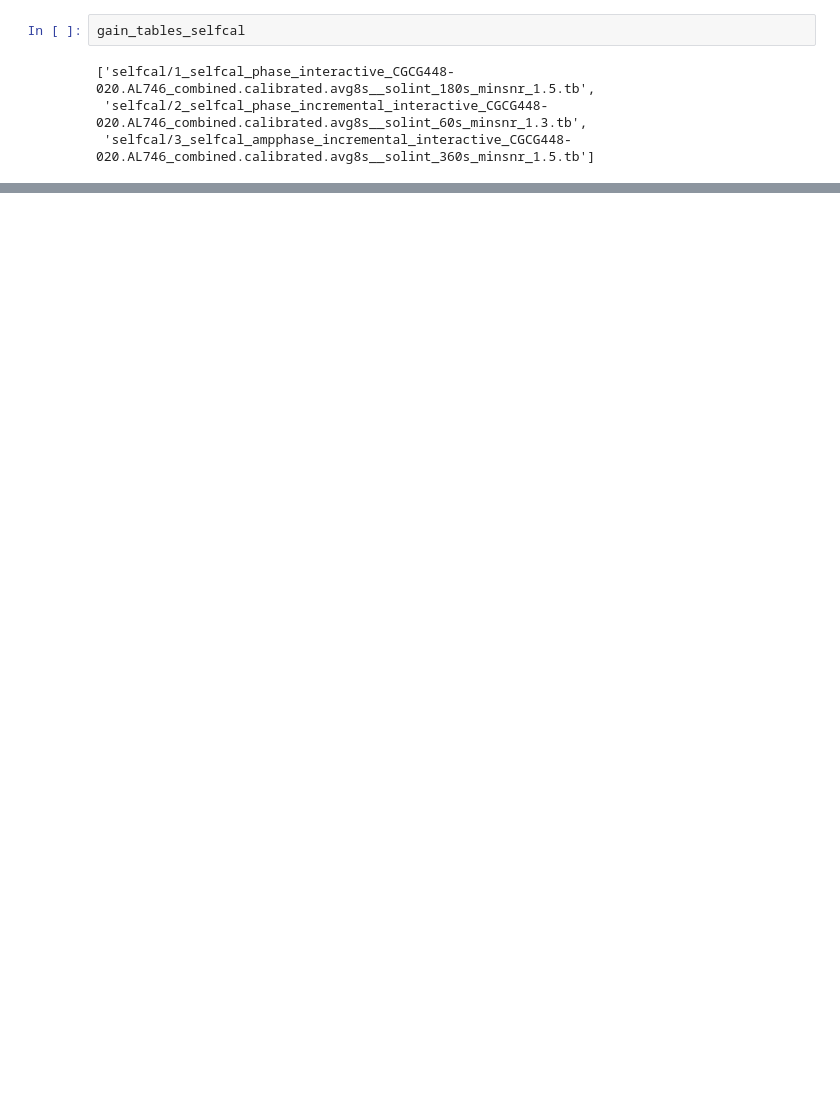
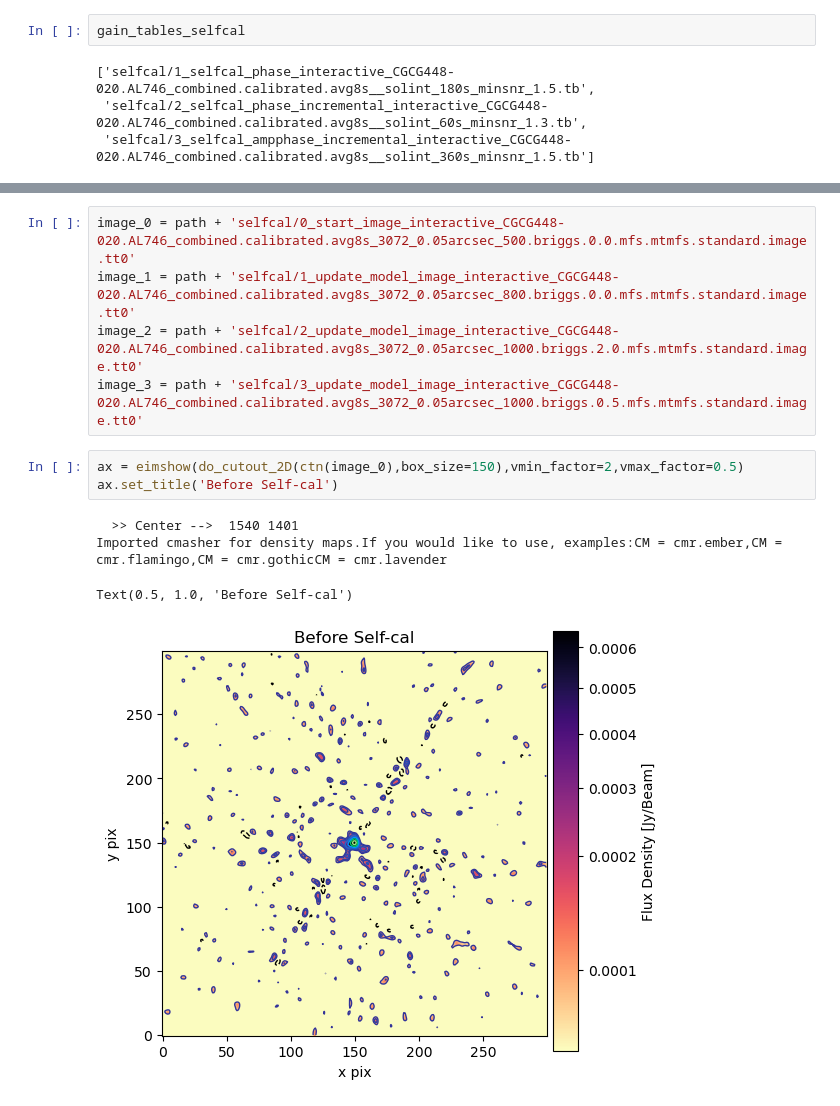
Before and after one commit to lucatelli/morphen_dev, a Jupyter notebook: selfcal/self_calibration.ipynb, the cells around one changed output, grey strips where cells are left out. Drawn from its saved outputs; the diff is of its cells as text; blank space fills up the shorter version.

Commit message:
Compare image quality after self-cal steps.

```diff
--- a/selfcal/self_calibration.ipynb
+++ b/selfcal/self_calibration.ipynb
@@ -508,0 +545,13 @@ gain_tables_selfcal
+# %%
+image_0 = path + 'selfcal/0_start_image_interactive_CGCG448-020.AL746_combined.calibrated.avg8s_3072_0.05arcsec_500.briggs.0.0.mfs.mtmfs.standard.image.tt0'
+image_1 = path + 'selfcal/1_update_model_image_interactive_CGCG448-020.AL746_combined.calibrated.avg8s_3072_0.05arcsec_800.briggs.0.0.mfs.mtmfs.standard.image.tt0'
+image_2 = path + 'selfcal/2_update_model_image_interactive_CGCG448-020.AL746_combined.calibrated.avg8s_3072_0.05arcsec_1000.briggs.2.0.mfs.mtmfs.standard.image.tt0'
+image_3 = path + 'selfcal/3_update_model_image_interactive_CGCG448-020.AL746_combined.calibrated.avg8s_3072_0.05arcsec_1000.briggs.0.5.mfs.mtmfs.standard.image.tt0'
+# %%
+ax = eimshow(do_cutout_2D(ctn(image_0),box_size=150),vmin_factor=2,vmax_factor=0.5)
+ax.set_title('Before Self-cal')
+# %% [output]
+  >> Center -->  1540 1401
+Imported cmasher for density maps.If you would like to use, examples:CM = cmr.ember,CM = cmr.flamingo,CM = cmr.gothicCM = cmr.lavender
+Text(0.5, 1.0, 'Before Self-cal')
+[figure, added]
```
Also changed, not shown: parts of 8 cells of this notebook, 3 other files.
